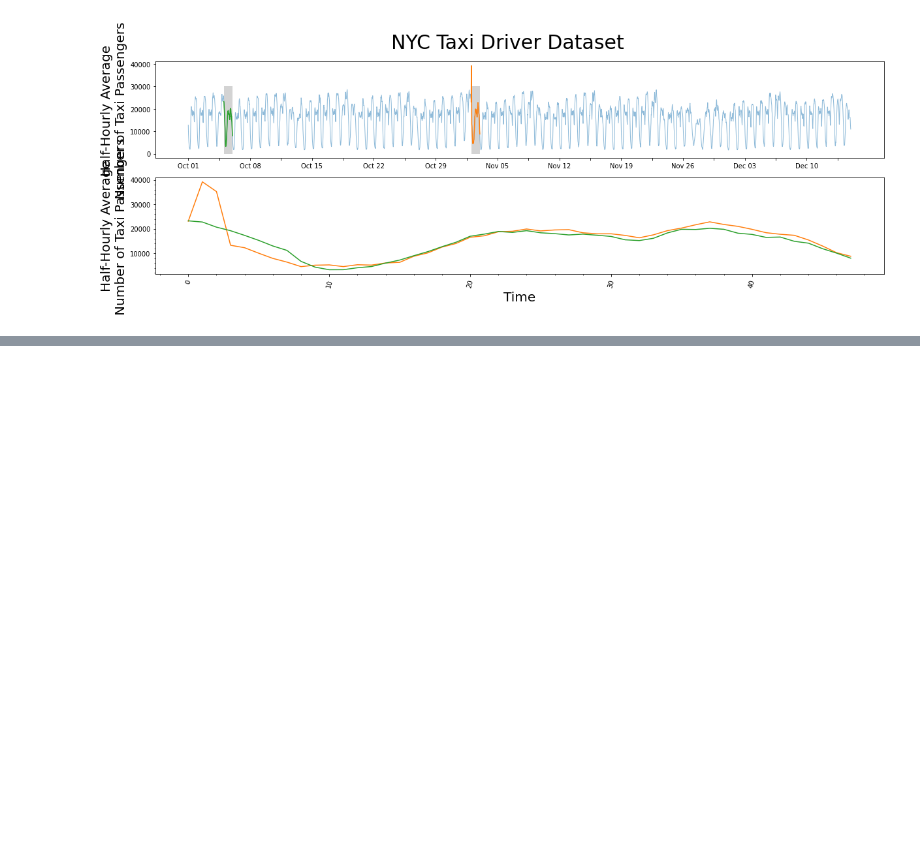
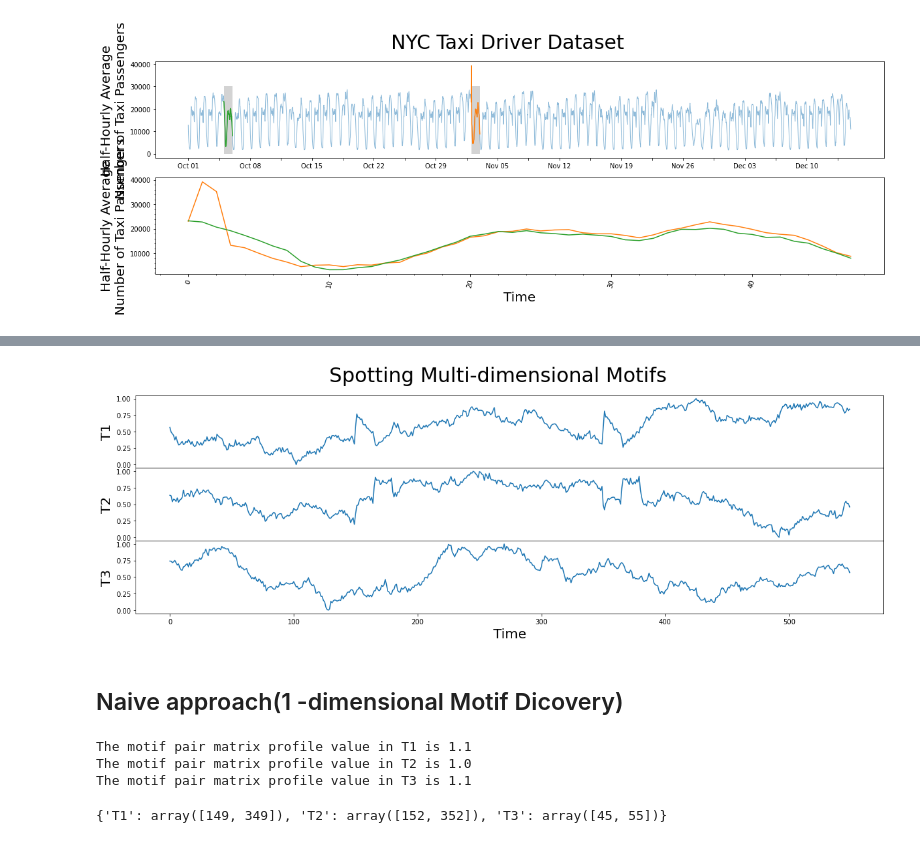
Before and after one commit to Sagar-modelling/Motif_Discord, a Jupyter notebook: stumpy_timeseries.ipynb, the cells around one changed output, grey strips where cells are left out. Drawn from its saved outputs; the diff is of its cells as text; code cells hidden in the pictures; blank space fills up the shorter version.

```diff
--- a/stumpy_timeseries.ipynb
+++ b/stumpy_timeseries.ipynb
@@ -417,0 +420,12 @@ plt.show()
+# %%
+%matplotlib inline
+
+import pandas as pd
+import numpy as np
+import stumpy
+import matplotlib.pyplot as plt
+
+plt.style.use('https://raw.githubusercontent.com/TDAmeritrade/stumpy/main/docs/stumpy.mplstyle')
+# %%
+df = pd.read_csv("https://zenodo.org/record/4328047/files/toy.csv?download=1")
+df.head()
@@ -417,0 +439,31 @@ plt.show()
+# %%
+fig, axs = plt.subplots(df.shape[1], sharex=True, gridspec_kw={'hspace': 0})
+plt.suptitle('Spotting Multi-dimensional Motifs', fontsize='30')
+
+for i in range(df.shape[1]):
+    axs[i].set_ylabel(f'T{i + 1}', fontsize='20')
+    axs[i].set_xlabel('Time', fontsize ='20')
+    axs[i].plot(df[f'T{i + 1}'])
+
+plt.show()
+# %% [output]
+[figure, added]
+# %% [markdown]
+## Naive approach(1 -dimensional Motif Dicovery)
+# %%
+m = 30
+mps = {}  # Store the 1-dimensional matrix profiles
+motifs_idx = {}  # Store the index locations for each pair of 1-dimensional motifs (i.e., the index location of two smallest matrix profile values within each dimension)
+for dim_name in df.columns:
+    mps[dim_name] = stumpy.stump(df[dim_name], m)
+    motif_distance = np.round(mps[dim_name][:, 0].min(), 1)
+    print(f"The motif pair matrix profile value in {dim_name} is {motif_distance}")
+    motifs_idx[dim_name] = np.argsort(mps[dim_name][:, 0])[:2]
+# %% [output]
+The motif pair matrix profile value in T1 is 1.1
+The motif pair matrix profile value in T2 is 1.0
+The motif pair matrix profile value in T3 is 1.1
+# %%
+motifs_idx
+# %% [output]
+{'T1': array([149, 349]), 'T2': array([152, 352]), 'T3': array([45, 55])}
```
Also changed, not shown: parts of 44 cells of this notebook.
